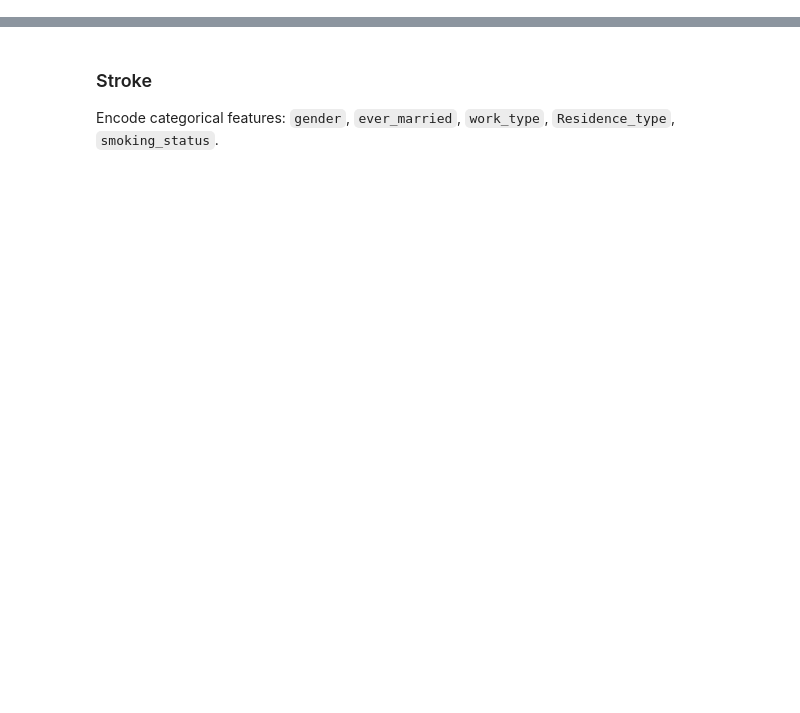
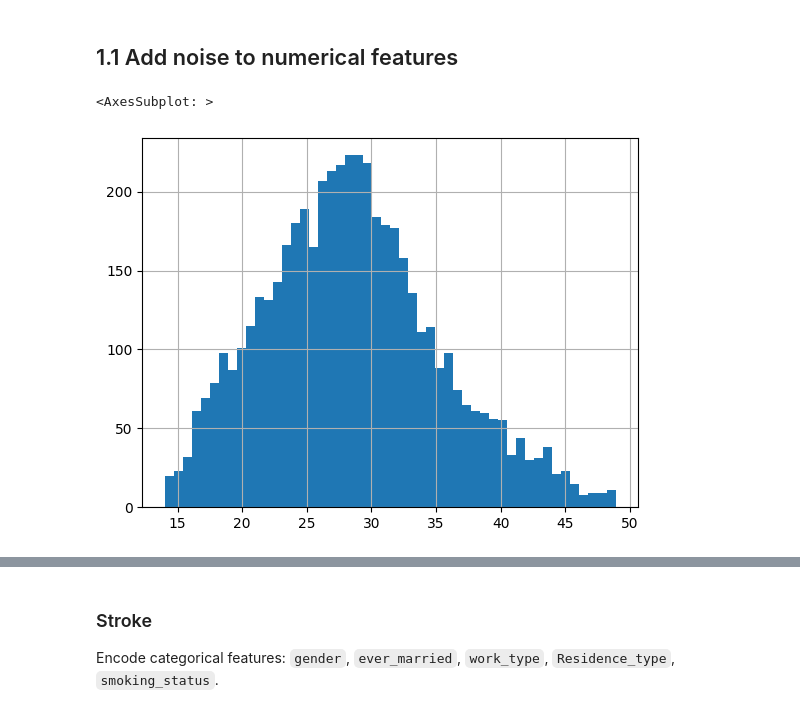
Before and after one commit to rechim25/DataShapley, a Jupyter notebook: dshap_dirty_data.ipynb, the cells around one changed output, grey strips where cells are left out. Saved outputs shown, nothing was run; the diff lists cells and outputs as text; code cells hidden in the pictures; blank space fills up the shorter version.

```diff
--- a/dshap_dirty_data.ipynb
+++ b/dshap_dirty_data.ipynb
@@ -26,0 +44,8 @@ display(df_heart)
+# %% [markdown]
+## 1.1 Add noise to numerical features
+# %%
+% matplotlib inline
+df_stroke.bmi.hist(bins=50)
+# %% [output]
+<AxesSubplot: >
+[figure, added]
```
Also changed, not shown: parts of 50 cells of this notebook, 4 other files.
